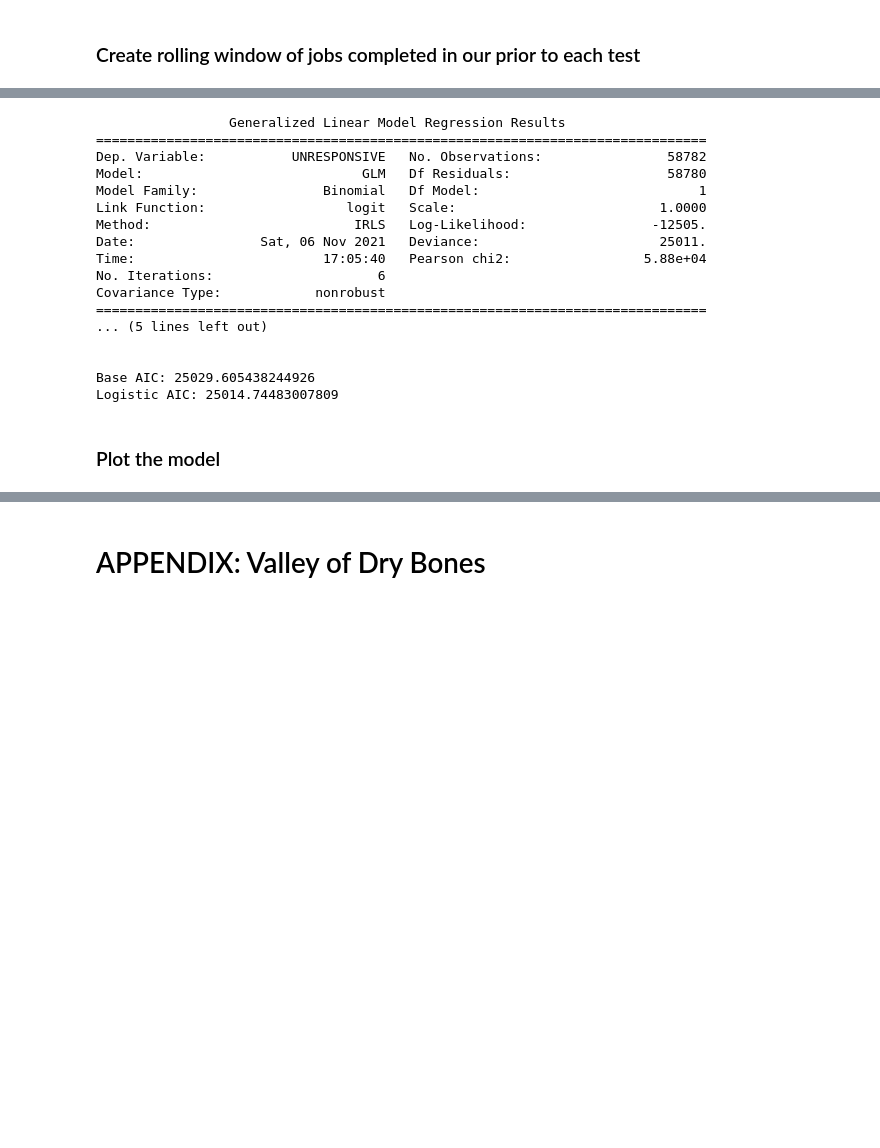
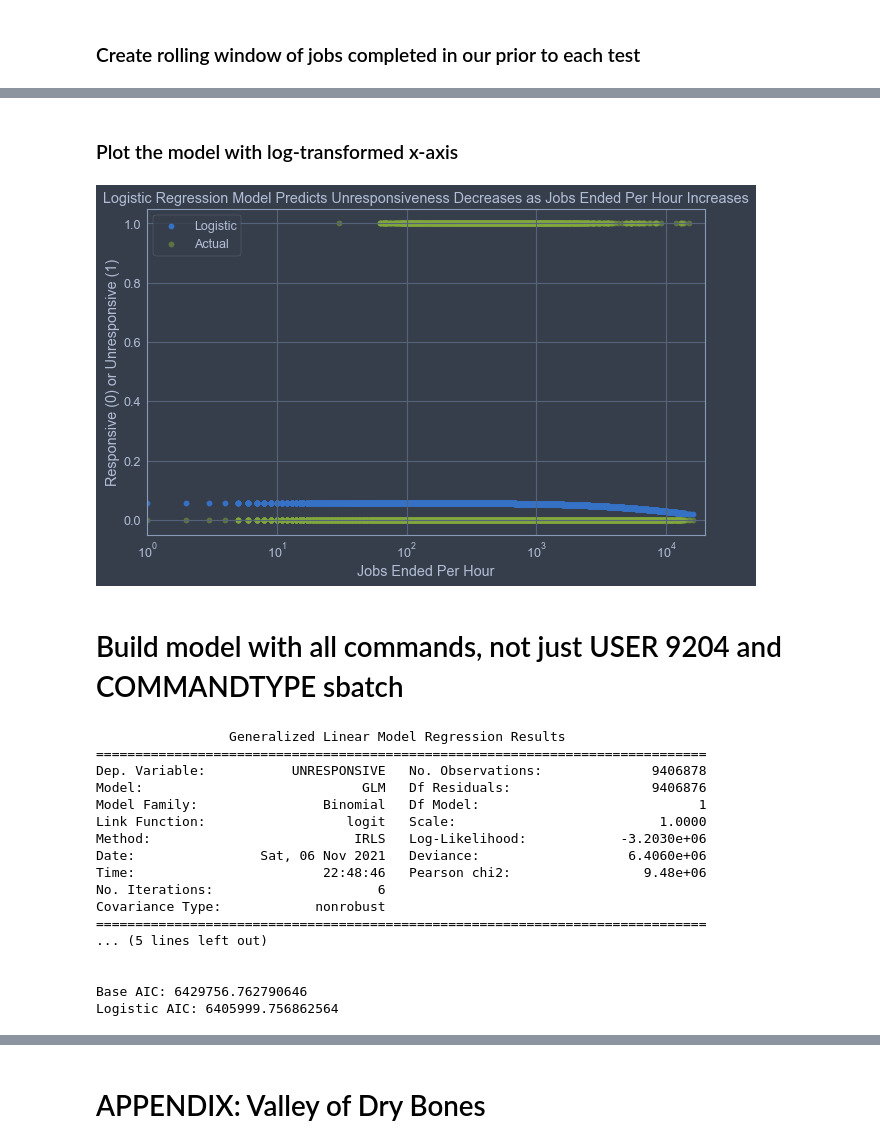
Before and after one commit to jrioross/accre-data-nerds, a Jupyter notebook: notebooks/jrr_03_model_refined.ipynb, the cells around one changed output, grey strips where cells are left out. Saved outputs shown, nothing was run; the diff lists cells and outputs as text; code cells hidden in the pictures; blank space fills up the shorter version.

```diff
--- a/notebooks/jrr_03_model_refined.ipynb
+++ b/notebooks/jrr_03_model_refined.ipynb
@@ -164,0 +187,22 @@ Base AIC: 25029.605438244926
+# %% [markdown]
+### Plot the model with log-transformed x-axis
+# %%
+fig, ax = plt.subplots(figsize = (10,6))
+
+x = slurm_tests_filt['ROLL1HR']
+y_logistic = logistic(x = x, a = -2.7876, b =-7.347e-05)
+plt.scatter(x, y_logistic, label = 'Logistic')
+
+x = slurm_tests_filt['ROLL1HR']
+y = slurm_tests_filt['UNRESPONSIVE'].astype('int')
+plt.scatter(x, y, label = 'Actual', alpha = 0.5)
+ax.set(xscale = 'log', xlim = (1, 20000))
+#ax.axhline(0.5)
+plt.legend()
+plt.title("Logistic Regression Model Predicts Unresponsiveness Decreases as Jobs Ended Per Hour Increases")
+plt.ylabel("Responsive (0) or Unresponsive (1)")
+plt.xlabel("Jobs Ended Per Hour");
+# %% [output]
+[figure, added]
+# %% [markdown]
+# Build model with all commands, not just USER 9204 and COMMANDTYPE sbatch
@@ -165,6 +225,13 @@ Base AIC: 25029.605438244926
 # %%
-logreg_unresponsive_roll = (sm.GLM(endog = slurm_tests_filt['UNRESPONSIVE'].astype('int'),
-                       exog = sm.add_constant(slurm_tests_filt['ROLL1HR']),
+logreg_unresponsive_base = (sm.GLM(endog = slurm_allcomf['UNRESPONSIVE'].astype('int'),
+                       exog = sm.add_constant(slurm_allcomf[[]]),
+                       family = sm.families.Binomial(),
+                      )
+                  .fit()
+               )
+
+logreg_unresponsive_roll = (sm.GLM(endog = slurm_allcomf['UNRESPONSIVE'].astype('int'),
+                       exog = sm.add_constant(slurm_allcomf['ROLL1HR']),
                        family = sm.families.Binomial(),
                       )
                   .fit()
@@ -175,20 +242,18 @@ print('Logistic AIC: '+str(logreg_unresponsive_roll.aic))
 # %% [output]
                  Generalized Linear Model Regression Results
 ==============================================================================
-Dep. Variable:           UNRESPONSIVE   No. Observations:                58782
-Model:                            GLM   Df Residuals:                    58780
+Dep. Variable:           UNRESPONSIVE   No. Observations:              9406878
+Model:                            GLM   Df Residuals:                  9406876
 Model Family:                Binomial   Df Model:                            1
 Link Function:                  logit   Scale:                          1.0000
-Method:                          IRLS   Log-Likelihood:                -12505.
-Date:                Sat, 06 Nov 2021   Deviance:                       25011.
-Time:                        17:05:40   Pearson chi2:                 5.88e+04
+Method:                          IRLS   Log-Likelihood:            -3.2030e+06
+Date:                Sat, 06 Nov 2021   Deviance:                   6.4060e+06
+Time:                        22:48:46   Pearson chi2:                 9.48e+06
 No. Iterations:                     6
 Covariance Type:            nonrobust
 ==============================================================================
 ... (5 lines left out)
 
 
-Base AIC: 25029.605438244926
-Logistic AIC: 25014.74483007809
+Base AIC: 6429756.762790646
+Logistic AIC: 6405999.756862564
-# %% [markdown]
-### Plot the model
```
Also changed, not shown: parts of 19 cells of this notebook.
